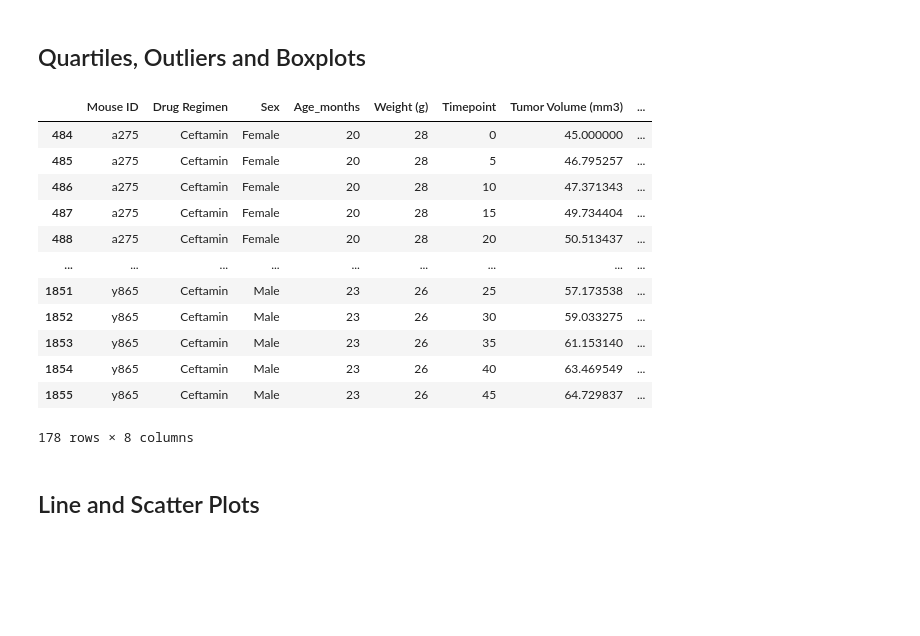
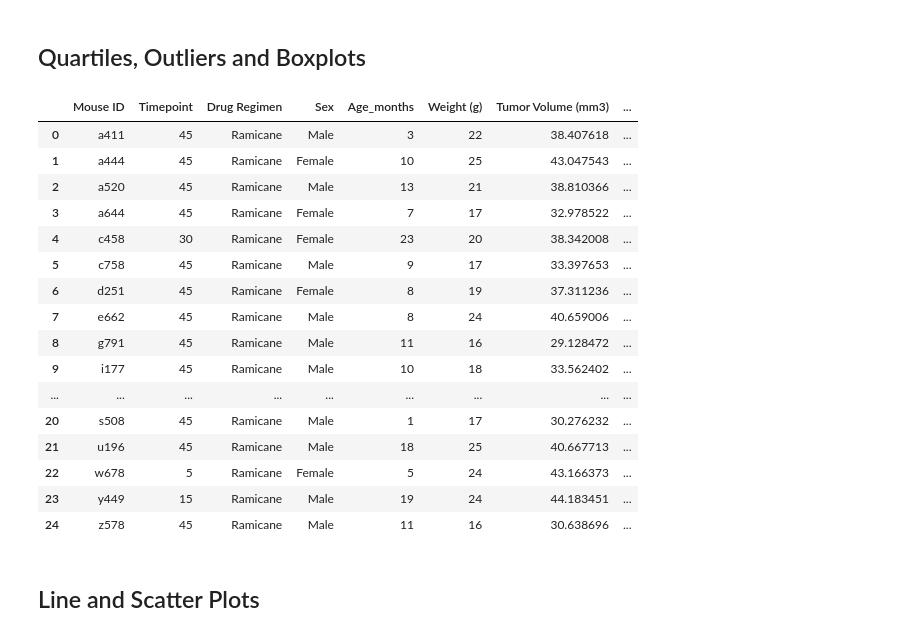
Before and after one commit to ceci-chapa/matplotlib-challenge, a Jupyter notebook: Pymaceuticals/pymaceuticals_starter.ipynb, the cells around one changed output. Saved outputs shown, nothing was run; the diff lists cells and outputs as text; code cells hidden in the pictures; blank space fills up the shorter version.

```diff
--- a/Pymaceuticals/pymaceuticals_starter.ipynb
+++ b/Pymaceuticals/pymaceuticals_starter.ipynb
@@ -251,40 +251,44 @@ mf_py
 # %%
 # Calculate the final tumor volume of each mouse across four of the treatment regimens:
 # Capomulin, Ramicane, Infubinol, and Ceftamin
 
 #store by regimens to group them
 capomulin_set = clean_mouse[(combined_mouse_df["Drug Regimen"] == "Capomulin")]
 ramicane_set = clean_mouse[(combined_mouse_df["Drug Regimen"] == "Ramicane")]
 infubinol_set = clean_mouse[(combined_mouse_df["Drug Regimen"] == "Infubinol")]
 ceftamin_set = clean_mouse[(combined_mouse_df["Drug Regimen"] == "Ceftamin")]
 
 # Start by getting the last (greatest) timepoint for each mouse
+#use groupby to get the max timepoint for each based off of the treatments above
+capomulin_time = capomulin_set.groupby(["Mouse ID"]).max()["Timepoint"]
+ramicane_time = ramicane_set.groupby(["Mouse ID"]).max()["Timepoint"]
+infubinol_time = infubinol_set.groupby(["Mouse ID"]).max()["Timepoint"]
+ceftamin_time = ceftamin_set.groupby(["Mouse ID"]).max()["Timepoint"]
+
+# Merge this group df with the original dataframe to get the tumor volume at the last timepoint
+capomulin_set = pd.merge(capomulin_time, clean_mouse, how='left', on=['Mouse ID', 'Timepoint'])
+ramicane_set = pd.merge(ramicane_time, clean_mouse, how='left', on=['Mouse ID', 'Timepoint'])
 
 
-
-timepoint_max = clean_mouse.groupby(["Mouse ID"]).max()["Timepoint"]
-tumor_volume = timepoint_max.groupby(["Drug Regimen"]).max()["Tumor Volume (mm3)"]
-
-#main_timepoint = pd.DataFrame({'TimePoint': timepoint_max})
-#main_timepoint.reset_index()
-
-# Merge this group df with the original dataframe to get the tumor volume at the last timepoint
-
-ceftamin_set
+ramicane_set
 # %% [output]
-|  | Mouse ID | Drug Regimen | Sex | Age_months | Weight (g) | Timepoint | Tumor Volume (mm3) | ... |
-| 484 | a275 | Ceftamin | Female | 20 | 28 | 0 | 45.000000 | ... |
-| 485 | a275 | Ceftamin | Female | 20 | 28 | 5 | 46.795257 | ... |
-| 486 | a275 | Ceftamin | Female | 20 | 28 | 10 | 47.371343 | ... |
-| 487 | a275 | Ceftamin | Female | 20 | 28 | 15 | 49.734404 | ... |
-| 488 | a275 | Ceftamin | Female | 20 | 28 | 20 | 50.513437 | ... |
+|  | Mouse ID | Timepoint | Drug Regimen | Sex | Age_months | Weight (g) | Tumor Volume (mm3) | ... |
+| 0 | a411 | 45 | Ramicane | Male | 3 | 22 | 38.407618 | ... |
+| 1 | a444 | 45 | Ramicane | Female | 10 | 25 | 43.047543 | ... |
+| 2 | a520 | 45 | Ramicane | Male | 13 | 21 | 38.810366 | ... |
+| 3 | a644 | 45 | Ramicane | Female | 7 | 17 | 32.978522 | ... |
+| 4 | c458 | 30 | Ramicane | Female | 23 | 20 | 38.342008 | ... |
+| 5 | c758 | 45 | Ramicane | Male | 9 | 17 | 33.397653 | ... |
+| 6 | d251 | 45 | Ramicane | Female | 8 | 19 | 37.311236 | ... |
+| 7 | e662 | 45 | Ramicane | Male | 8 | 24 | 40.659006 | ... |
+| 8 | g791 | 45 | Ramicane | Male | 11 | 16 | 29.128472 | ... |
+| 9 | i177 | 45 | Ramicane | Male | 10 | 18 | 33.562402 | ... |
 | ... | ... | ... | ... | ... | ... | ... | ... | ... |
-| 1851 | y865 | Ceftamin | Male | 23 | 26 | 25 | 57.173538 | ... |
-| 1852 | y865 | Ceftamin | Male | 23 | 26 | 30 | 59.033275 | ... |
-| 1853 | y865 | Ceftamin | Male | 23 | 26 | 35 | 61.153140 | ... |
-| 1854 | y865 | Ceftamin | Male | 23 | 26 | 40 | 63.469549 | ... |
-| 1855 | y865 | Ceftamin | Male | 23 | 26 | 45 | 64.729837 | ... |
+| 20 | s508 | 45 | Ramicane | Male | 1 | 17 | 30.276232 | ... |
+| 21 | u196 | 45 | Ramicane | Male | 18 | 25 | 40.667713 | ... |
+| 22 | w678 | 5 | Ramicane | Female | 5 | 24 | 43.166373 | ... |
+| 23 | y449 | 15 | Ramicane | Male | 19 | 24 | 44.183451 | ... |
+| 24 | z578 | 45 | Ramicane | Male | 11 | 16 | 30.638696 | ... |
-178 rows × 8 columns
 # %%
 # Put treatments into a list for for loop (and later for plot labels)
 
```
